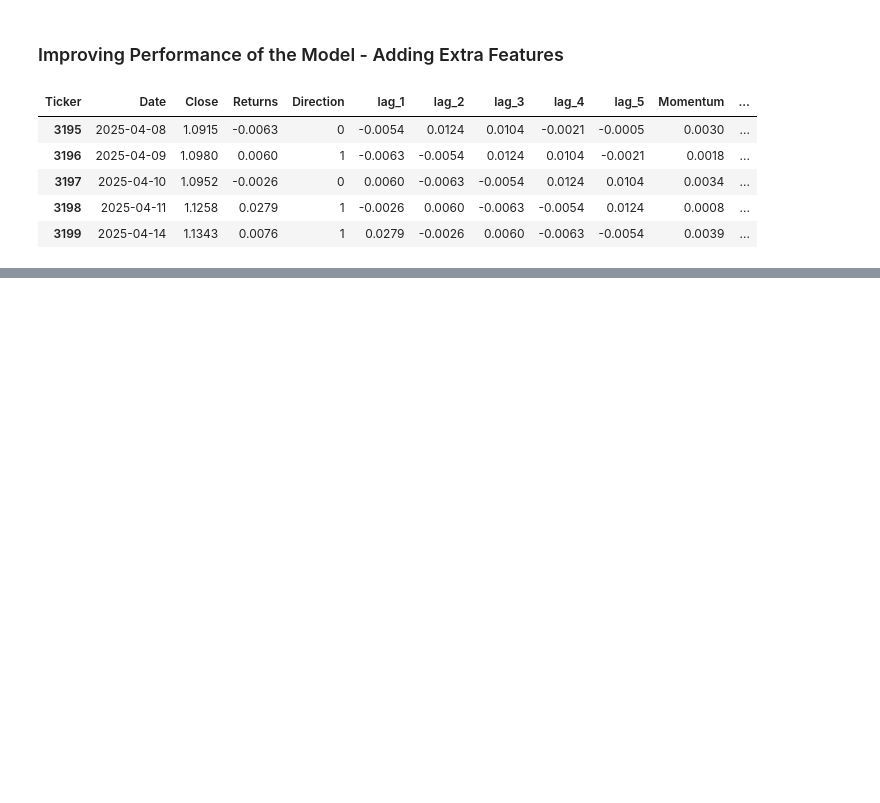
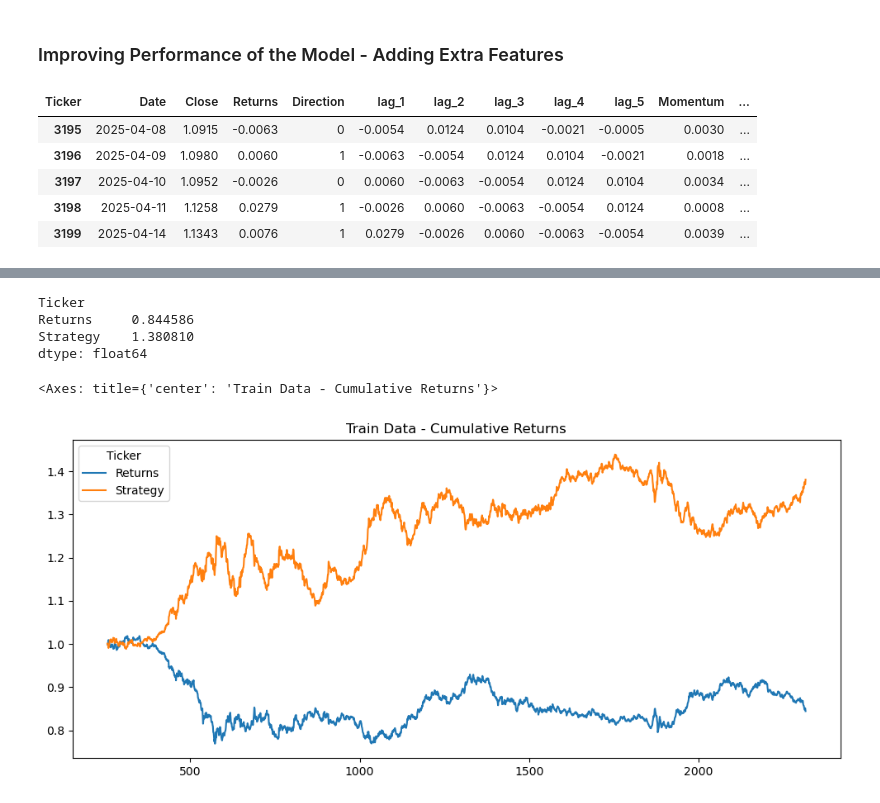
Before and after one commit to santiago-cruzlopez/Quantitative-Trading, a Jupyter notebook: Machine_Learning_Finance/04_NN_TF_Keras.ipynb, the cells around one changed output, grey strips where cells are left out. Cells and saved outputs as stored; diff of their text form; code cells hidden in the pictures; blank space fills up the shorter version.

```diff
--- a/Machine_Learning_Finance/04_NN_TF_Keras.ipynb
+++ b/Machine_Learning_Finance/04_NN_TF_Keras.ipynb
@@ -229,0 +260,2 @@ model.compile(optimizer=optimizer,
+# %%
+pred = np.where(model.predict(train_data_[cols]) > 0.5, 1, 0)
@@ -229,0 +265,15 @@ model.compile(optimizer=optimizer,
+# %%
+train_data['prediction'] = np.where(pred > 0, 1, -1)
+# %%
+train_data['Strategy'] = (train_data['prediction'] * train_data['Returns'])
+train_data[['Returns', 'Strategy']].sum().apply(np.exp)
+# %% [output]
+Ticker
+Returns     0.844586
+Strategy    1.380810
+dtype: float64
+# %%
+train_data[['Returns','Strategy']].cumsum().apply(np.exp).plot(figsize=(12, 5), title="Train Data - Cumulative Returns")
+# %% [output]
+<Axes: title={'center': 'Train Data - Cumulative Returns'}>
+[figure, added]
```
Also changed, not shown: parts of 15 cells of this notebook.
